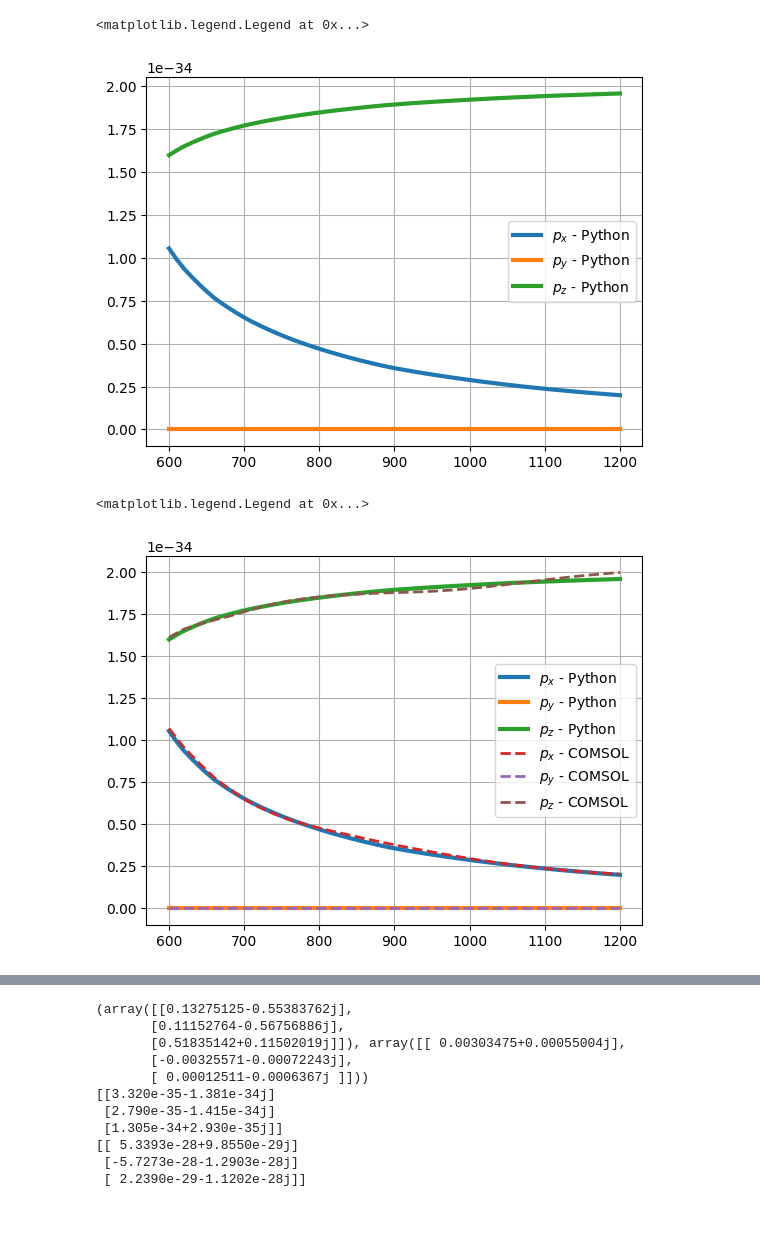
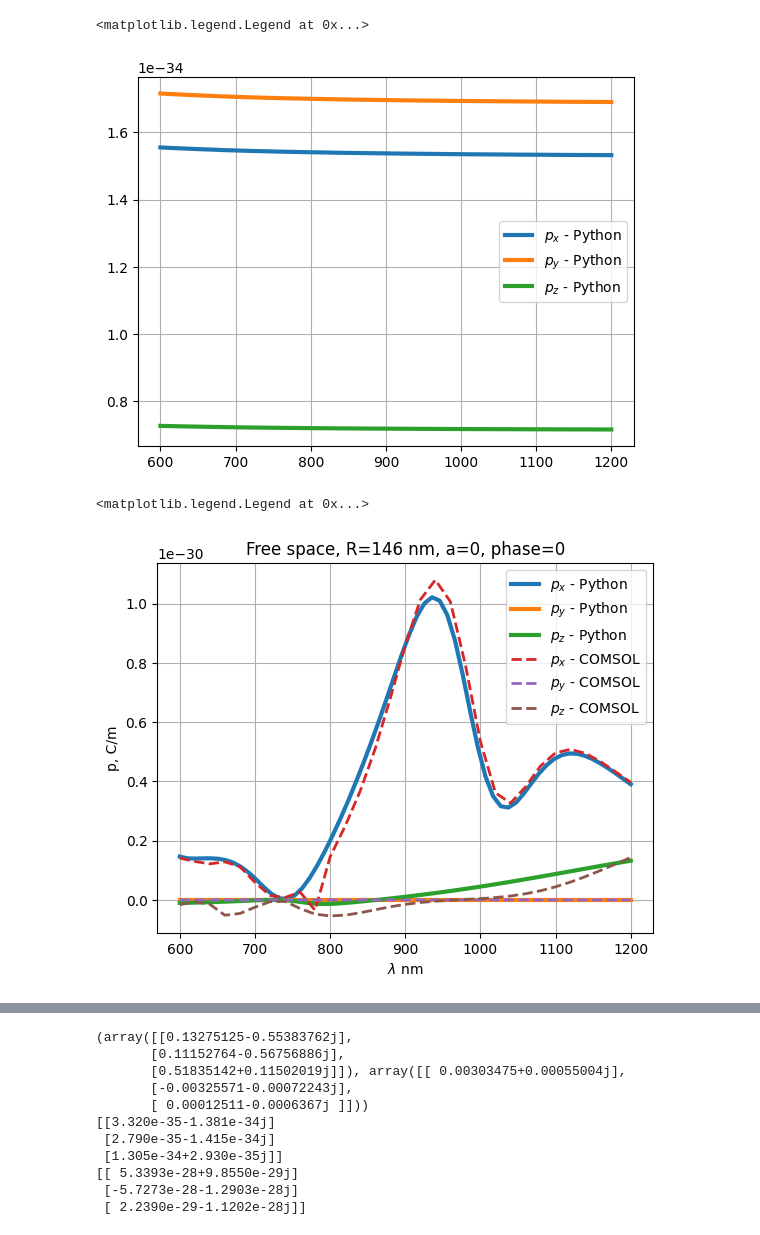
Before and after one commit to semyonbo/SPP_ANALYTICAL, a Jupyter notebook: plot.ipynb, the cells around one changed output, grey strips where cells are left out. Drawn from its saved outputs; the diff is of its cells as text; code cells hidden in the pictures.

```diff
--- a/plot.ipynb
+++ b/plot.ipynb
@@ -15,7 +15,7 @@ dist = 20
 point = [0,0,dist+R]
 angle = 25*np.pi/180
 phase = 0
-a = 0.5
+a = 0
 
 
 
@@ -78,0 +79,14 @@ print(aplha_h, alpha_h2)
+# %%
+wls = np.linspace(600,1200,100)
+import dipoles
+R = 80
+
+alpha_v2 = []
+eps_Si = frenel.get_interpolate('Si')
+alpha_v1=[]
+
+for wl in wls:
+    alpha_v2.append(dipoles.alpha_v2(wl, R, eps_Si))
+    alpha_v1.append(dipoles.get_alpha(R, eps_Si, wl))
+alpha_v2 = np.array(alpha_v2)
+alpha_v1 = np.array(alpha_v1)
@@ -85,22 +113,24 @@ plt.grid()
 plt.legend()
 # %% [output]
 <matplotlib.legend.Legend at 0x...>
-[figure, old version]
+[figure, new version]
 # %%
-dipoles = np.loadtxt('comsol/p sub 14.txt', skiprows=8, delimiter=',')
+dipoles = np.loadtxt('comsol\\p sub 146 TM.txt', skiprows=8, delimiter=',')
 # %%
 plt.plot(wl, np.real(Px), label='$p_x$ - Python', lw=3)
 plt.plot(wl, np.real(Py), label='$p_y$ - Python', lw=3)
 plt.plot(wl, np.real(Pz), label ='$p_z$ - Python', lw=3)
 plt.plot(dipoles[:,0], dipoles[:,1], label='$p_x$ - COMSOL', linestyle='dashed', lw=2)
 plt.plot(dipoles[:,0], dipoles[:,2], label='$p_y$ - COMSOL', linestyle='dashed', lw=2)
 plt.plot(dipoles[:,0], dipoles[:,3], label='$p_z$ - COMSOL', linestyle='dashed', lw=2)
 plt.grid()
-
+plt.title('Free space, R=146 nm, a=0, phase=0')
+plt.xlabel('$\\lambda$ nm')
+plt.ylabel('p, C/m')
 plt.legend()
 # %% [output]
 <matplotlib.legend.Legend at 0x...>
-[figure, old version]
+[figure, new version]
 # %%
 plt.plot(wl, np.real(Mx), label='$m_x$ - Python')
 plt.plot(wl, np.real(My), label='$m_y$ - Python')
```
Also changed, not shown: parts of 7 cells of this notebook, 3 other files.
